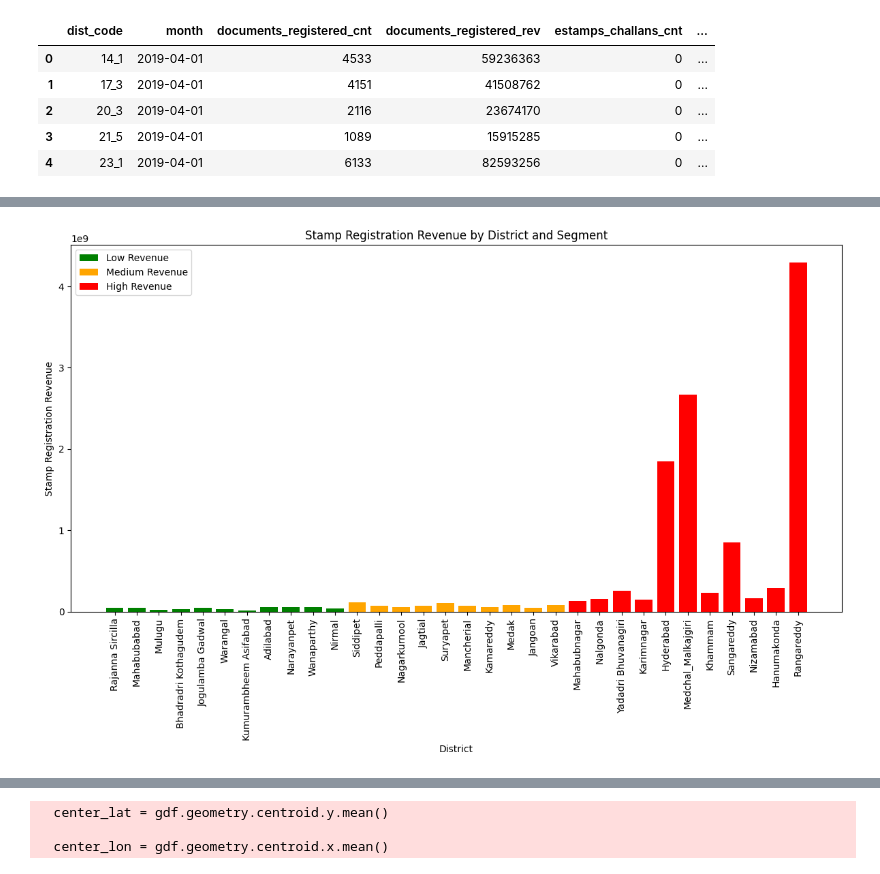
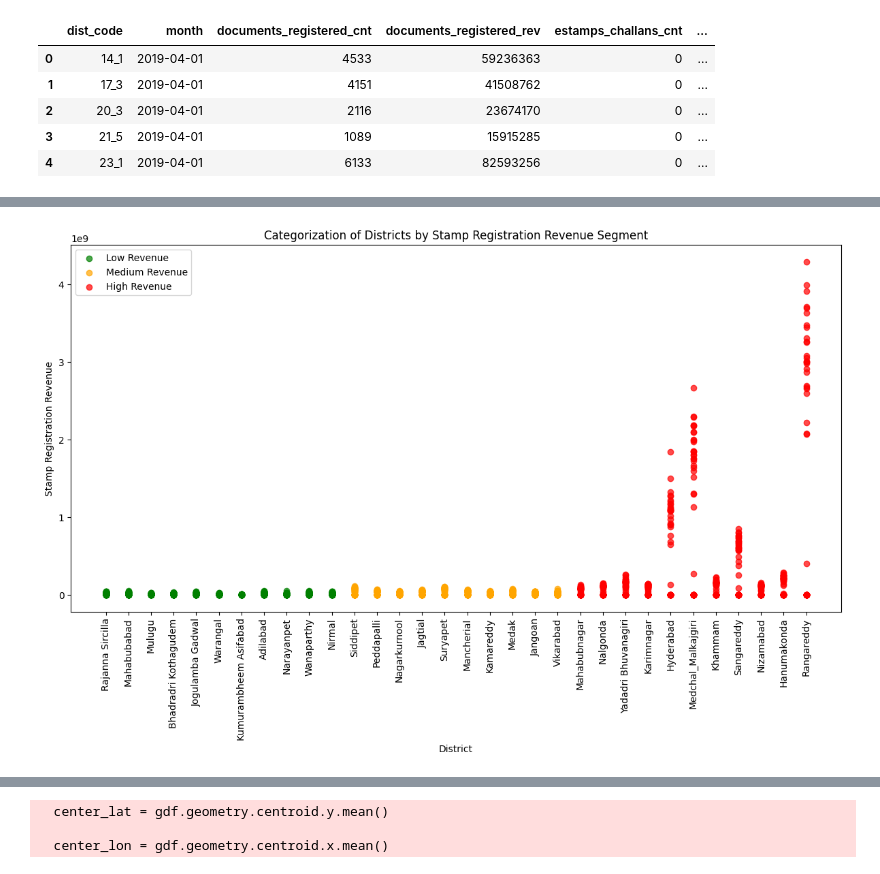
Before and after one commit to dipayanDNP/telangana-project, a Jupyter notebook: c7.ipynb, the cells around one changed output, grey strips where cells are left out. Drawn from its saved outputs; the diff is of its cells as text; code cells hidden in the pictures.

```diff
--- a/c7.ipynb
+++ b/c7.ipynb
@@ -183,18 +236,27 @@ merged_df.head()
 # %%
+import matplotlib.pyplot as plt
+import seaborn as sns
 
+# Assuming you have the 'merged_df' with columns 'district', 'revenue_segment', and 'estamps_challans_rev'
+
+# Set up a color palette for the segments
+segment_colors = {'Low Revenue': 'green', 'Medium Revenue': 'orange', 'High Revenue': 'red'}
+
+# Create a scatter plot with color-coded segments
 plt.figure(figsize=(12, 8))
-colors = {'Low Revenue': 'green', 'Medium Revenue': 'orange', 'High Revenue': 'red'}
-for segment, color in colors.items():
+
+# Iterate through each segment and plot points with the corresponding color
+for segment, color in segment_colors.items():
     segment_df = merged_df[merged_df['revenue_segment'] == segment]
-    plt.bar(segment_df['district'], segment_df['estamps_challans_rev'], color=color, label=segment)
+    plt.scatter(segment_df['district'], segment_df['estamps_challans_rev'], color=color, label=segment, alpha=0.7)
 
-plt.title('Stamp Registration Revenue by District and Segment')
+plt.title('Categorization of Districts by Stamp Registration Revenue Segment')
 plt.xlabel('District')
 plt.ylabel('Stamp Registration Revenue')
 plt.xticks(rotation=90)
 plt.legend()
 plt.tight_layout()
 
 plt.show()
 # %% [output]
-[figure, old version]
+[figure, new version]
```
Also changed, not shown: parts of 10 cells of this notebook.
